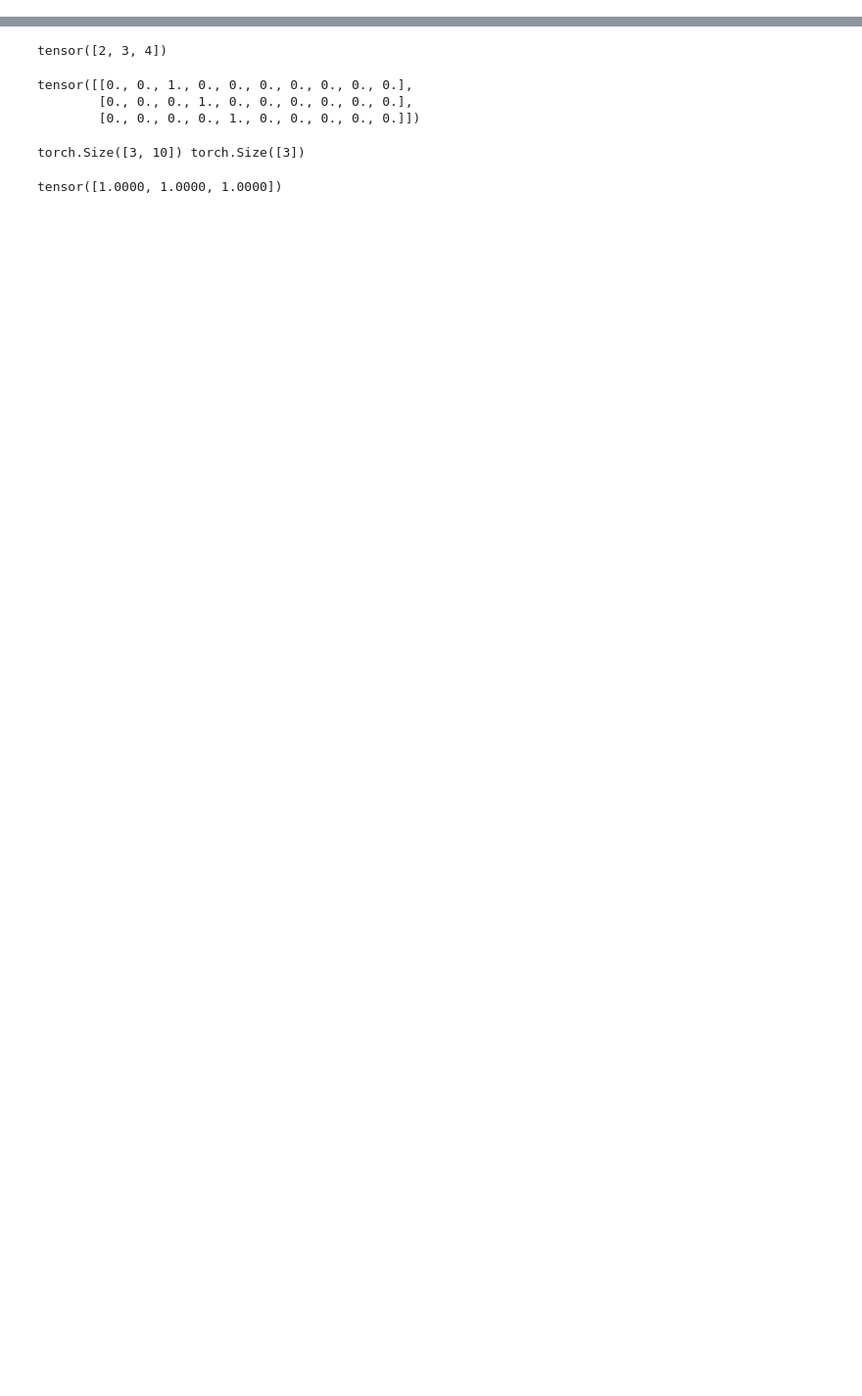
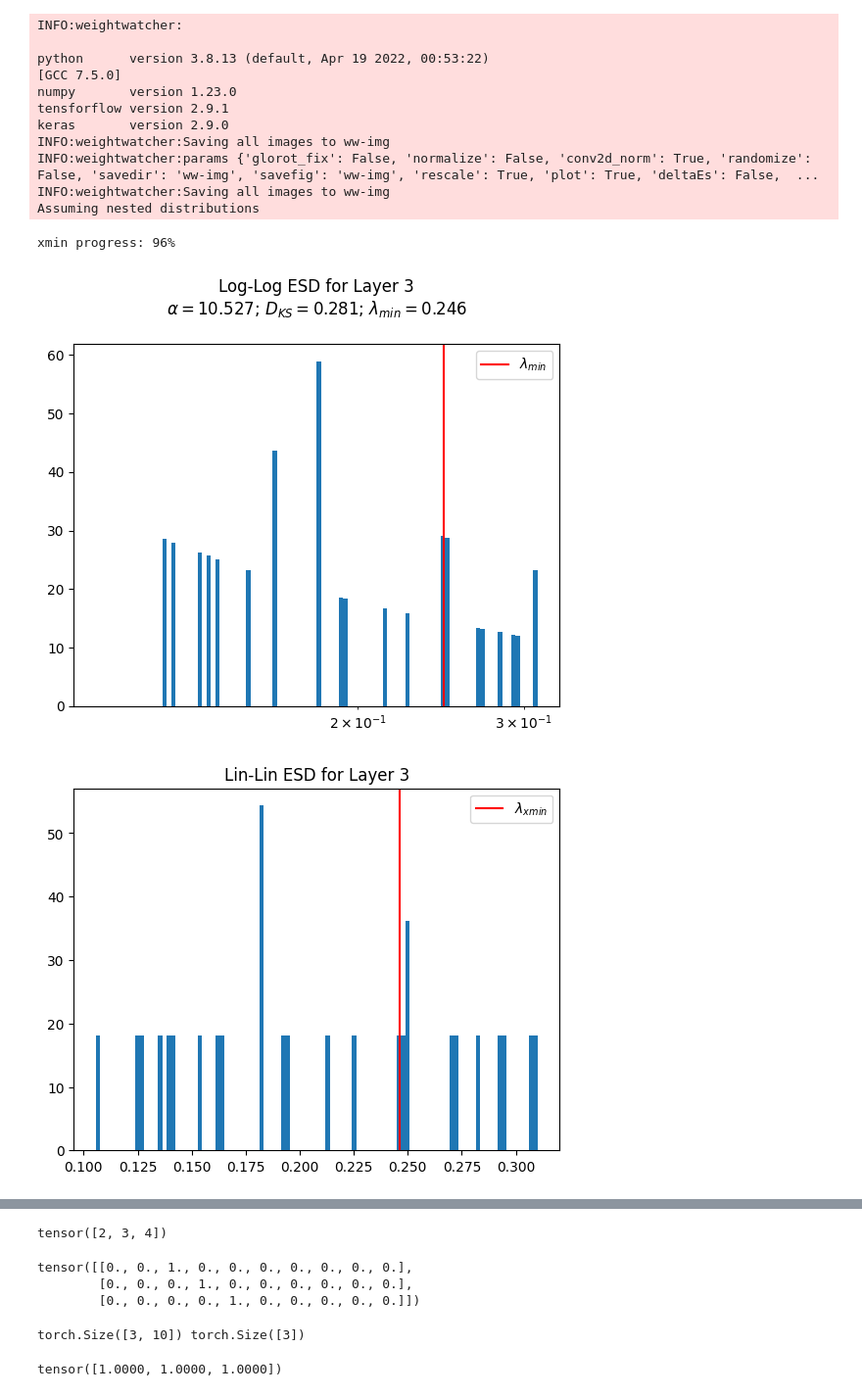
Before and after one commit to avi33/cifar10, a Jupyter notebook: play_ground.ipynb, the cells around one changed output, grey strips where cells are left out. Shown at 98% size. Drawn from its saved outputs; the diff is of its cells as text; code cells hidden in the pictures; blank space fills up the shorter version.

```diff
--- a/play_ground.ipynb
+++ b/play_ground.ipynb
@@ -7,16 +7,39 @@ import matplotlib.pyplot as plt
 
 device = torch.device("cuda" if torch.cuda.is_available() else "cpu")
 # %%
-from modules import Net
+from modules.modules import Net
 net = Net()
-chkpnt = torch.load(r'outputs/label_smooth/chkpnt.pt', map_location=device)
+chkpnt = torch.load(r'outputs/t2-label_smooth/chkpnt.pt', map_location=device)
 net.load_state_dict(chkpnt['model_dict'], strict=True)
 net.eval()
 del chkpnt
+
+# net2 = Net()
+# chkpnt = torch.load(r'outputs/t2-ce/chkpnt.pt', map_location=device)
+# net2.load_state_dict(chkpnt['model_dict'], strict=True)
+# net2.eval()
+# del chkpnt
 # %%
 import weightwatcher as ww
 watcher = ww.WeightWatcher(model=net)
 details = watcher.analyze(plot=True)
+net_ = Net()
+details = watcher.distances(net_, net)
 
 # model = models.vgg19_bn(pretrained=True)
 # watcher = ww.WeightWatcher(model=model)
+# %% [output]
+INFO:weightwatcher:
+
+python      version 3.8.13 (default, Apr 19 2022, 00:53:22)
+[GCC 7.5.0]
+numpy       version 1.23.0
+tensforflow version 2.9.1
+keras       version 2.9.0
+INFO:weightwatcher:Saving all images to ww-img
+INFO:weightwatcher:params {'glorot_fix': False, 'normalize': False, 'conv2d_norm': True, 'randomize': False, 'savedir': 'ww-img', 'savefig': 'ww-img', 'rescale': True, 'plot': True, 'deltaEs': False,  ...
+INFO:weightwatcher:Saving all images to ww-img
+Assuming nested distributions
+xmin progress: 96%
+[figure, added]
+[figure, added]
```
Also changed, not shown: parts of 1 cell of this notebook, 9 other files.
